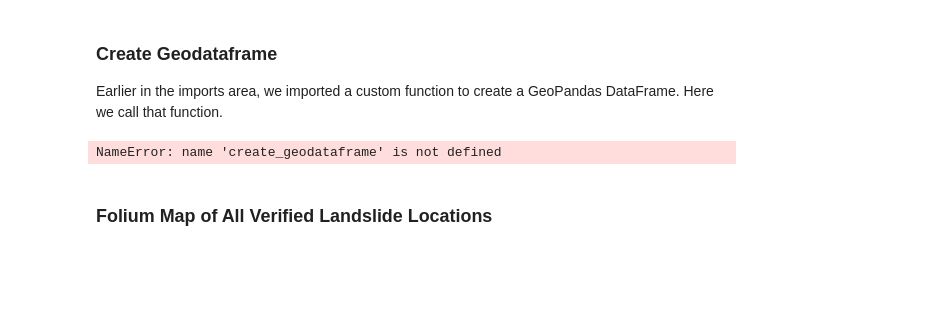
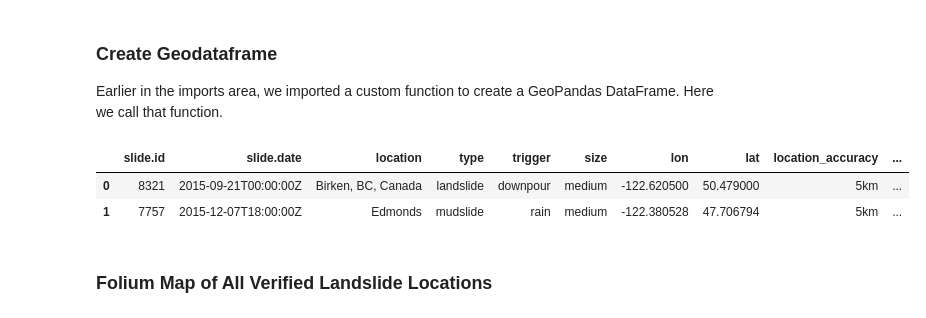
Before and after one commit to mthomp89/landslide-detect, a Jupyter notebook: presentations/Thompson_Manak_Final_Blog_Draft.ipynb, the cells around one changed output. Drawn from its saved outputs; the diff is of its cells as text; code cells hidden in the pictures; blank space fills up the shorter version.

```diff
--- a/presentations/Thompson_Manak_Final_Blog_Draft.ipynb
+++ b/presentations/Thompson_Manak_Final_Blog_Draft.ipynb
@@ -100,12 +100,43 @@ Current working directory is set to:  /Users/leahmanak/earth-analytics/landslide
 
 Earlier in the imports area, we imported a custom function to create a
 GeoPandas DataFrame. Here we call that function.
-# %%
-# Open CSV and Create DataFrame with Pandas
-landslide_gdf = create_geodataframe('landslides.verified.csv')
-landslide_gdf.head(2)
-# %% [output]
-NameError: name 'create_geodataframe' is not defined
+# %%
+def create_geodataframe(data_file):
+    """
+    Reads a csv file into a GeoPandas DataFrame. Sets the index to the 'slide.id'
+    and sorts the geoDataFrame by the new index. Converts the date+time column to
+    a timezone aware DateTime object. Inserts two columns DateTime columns to
+    that are 180 days left and right of event date. Adds a column to combine
+    reported coordinates into a list. Converts the reported  coordinates to
+    a geoPandas geometry point.
+    Parameters
+    ----------
+    data_file : str
+    Returns
+    -------
+    dataframe
+        sorted by index
+    """
+
+    gdf = gpd.read_file(data_file)
+
+    # Add event point column as tuple
+    gdf['ctr_point'] = gdf['lon'] + ', ' + gdf['lat']
+
+    # Convert reported coordinates to geometry
+    gdf[['lon', 'lat']] = gdf[['lon', 'lat']].astype(float)
+    geometry = [Point(xy) for xy in zip(gdf.lon, gdf.lat)]
+    gdf = GeoDataFrame(gdf, crs="EPSG:4326", geometry=geometry)
+
+    return gdf
+
+# Open CSV and Create DataFrame with Pandas
+landslide_gdf = create_geodataframe('landslides.verified.csv')
+landslide_gdf.head(2)
+# %% [output]
+|  | slide.id | slide.date | location | type | trigger | size | lon | lat | location_accuracy | ... |
+| 0 | 8321 | 2015-09-21T00:00:00Z | Birken, BC, Canada | landslide | downpour | medium | -122.620500 | 50.479000 | 5km | ... |
+| 1 | 7757 | 2015-12-07T18:00:00Z | Edmonds | mudslide | rain | medium | -122.380528 | 47.706794 | 5km | ... |
 # %% [markdown]
 ### Folium Map of All Verified Landslide Locations
 # %%
```
Also changed, not shown: parts of 31 cells of this notebook.
